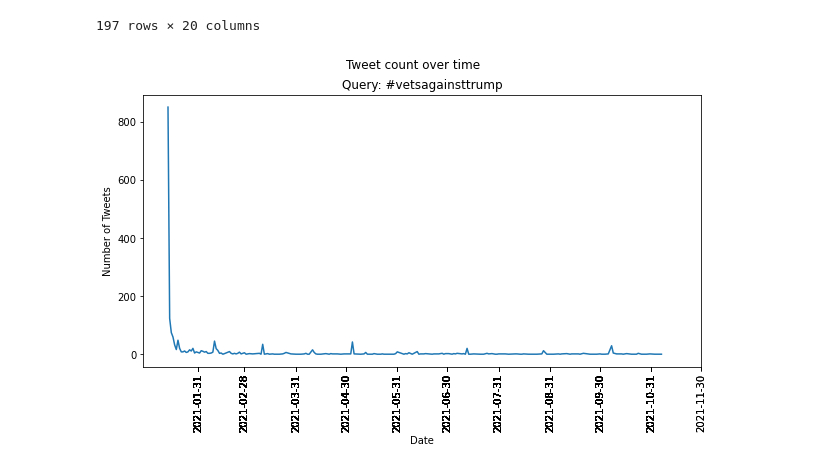
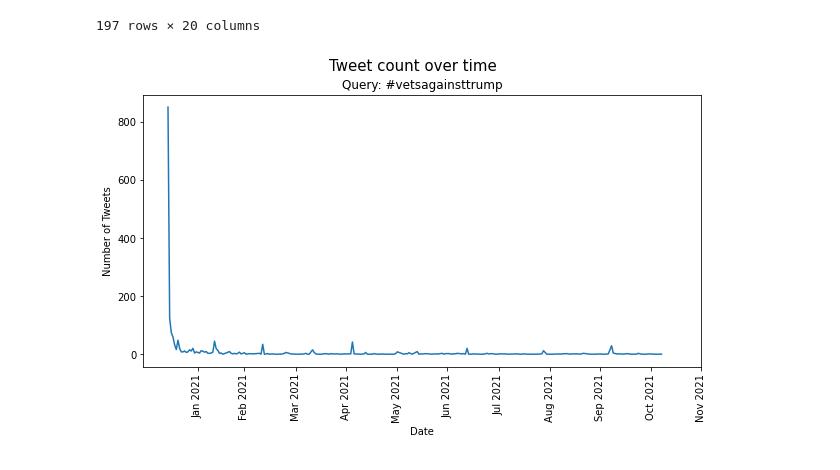
Before and after one commit to rethink-media/rethink-twitter, a Jupyter notebook: notebooks/exploration.ipynb, the cells around one changed output. Drawn from its saved outputs; the diff is of its cells as text; code cells hidden in the pictures.

```diff
--- a/notebooks/exploration.ipynb
+++ b/notebooks/exploration.ipynb
@@ -631,7 +655,7 @@ daily_counts
 197 rows × 20 columns
 # %%
 # plot function
-def attention_plots(df, query=None, xlabel="month", plot_type="line", figsize=(10,5)):
+def attention_plots(df, query=None, title="Tweet count over time", xlabel="month", plot_type="line", figsize=(10,5)):
 
     # ensuring the correct parameters have been passed
     assert plot_type in ("line", "bar"), "Please input 'line' or 'bar' into plot_type"
@@ -656,14 +680,18 @@ def attention_plots(df, query=None, xlabel="month", plot_type="line", figsize=(1
     # setting x-axis ticks to be month, day, or year, depending on input
     if xlabel == "month":
         period = "M"
+        tick_labels = dates.to_period(period).unique().strftime("%b %Y")
     elif xlabel == "day":
         period = "D"
+        tick_labels = dates.to_period(period).unique().strftime("%m-%d-%Y")
     elif xlabel == "year":
         period = "Y"
-    plt.xticks(dates.to_period(period), rotation=90)
+        tick_labels = dates.to_period(period).unique()
+    tick_locs = dates.to_period(period).unique()
+    plt.xticks(ticks=tick_locs, labels=tick_labels, rotation=90)
 
     # setting plot title and subtitle (if query is passed)
-    plt.suptitle("Tweet count over time", fontsize=12)
+    plt.suptitle(title, fontsize=15)
     if query:
         plt.title(f"Query: {query}")
     plt.xlabel("Date")
@@ -674,10 +702,11 @@ def attention_plots(df, query=None, xlabel="month", plot_type="line", figsize=(1
 # %%
 # testing attention_plots()
 import pandas as pd
 test = pd.read_csv('search_full.csv')
-test_fig = attention_plots(test, query="#vetsagainsttrump", plot_type="line", xlabel="month")
+test_fig = attention_plots(test, query="#vetsagainsttrump", title="Tweet count over time",
+                           plot_type="line", xlabel="month")
 # %% [output]
-[figure, old version]
+[figure, new version]
 # %%
 # Save the test_fig from the cell above as an image. Adjust the img_path and img_name variables as necessary.
 img_path = "/home/lana-e/Code/rethink/rethink_twitter/notebooks/"
```
Also changed, not shown: parts of 7 cells of this notebook, 2 other files.
